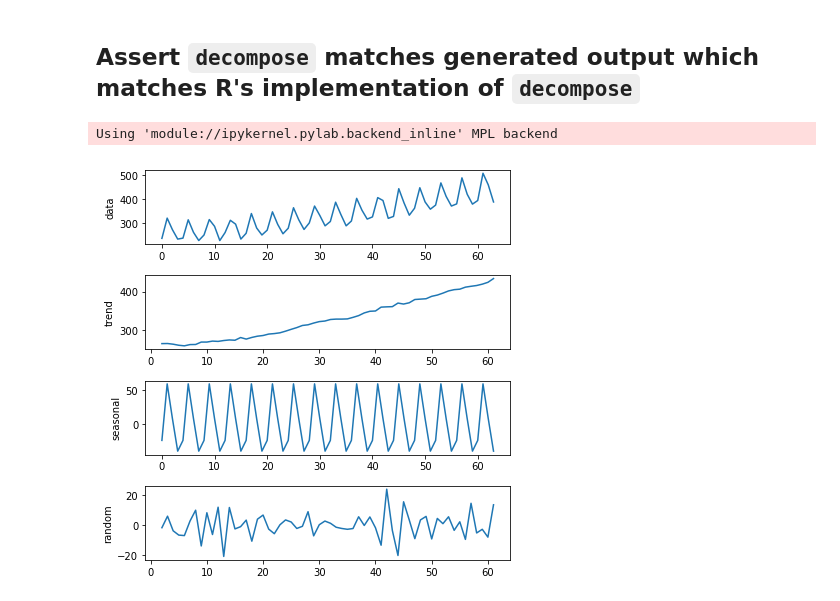
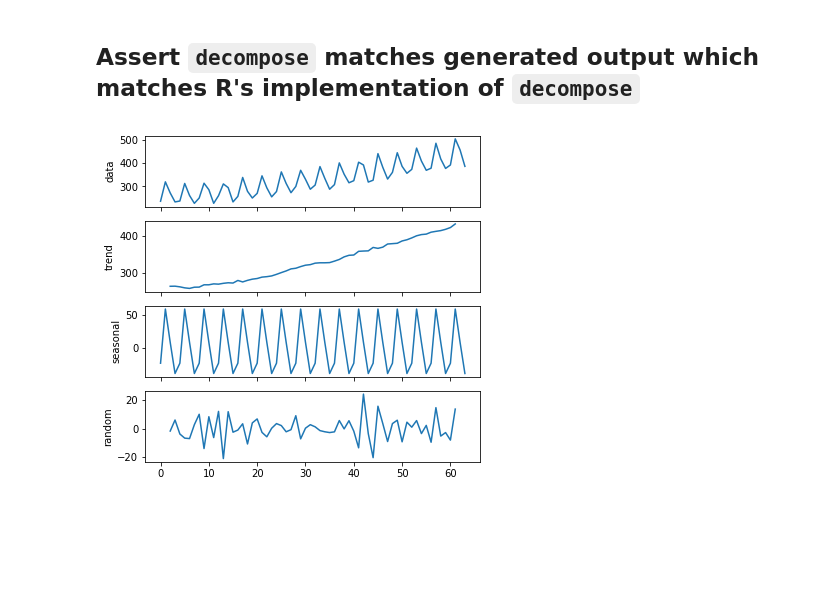
Before and after one commit to alkaline-ml/pmdarima, a Jupyter notebook: examples/seasonal_trend_decomposition_additive.ipynb, the cells around one changed output. Cells and saved outputs as stored; diff of their text form; code cells hidden in the pictures; blank space fills up the shorter version.

Commit message:
Address comment on PR, allow returning the subplot as an object in addition to plotting, sharing x-axis like in R, and improved docs.

```diff
--- a/examples/Seasonal Trend Decomposition - Additive.ipynb
+++ b/examples/seasonal_trend_decomposition_additive.ipynb
@@ -137,8 +137,7 @@ assert_array_almost_equal(decomposed.random, random_beer, decimal=100)
 # %%
 from pmdarima.utils.visualization import decomposed_plot
 
 figure_kwargs = {'figsize': (6, 6)}
-decomposed_plot(decomposed, **figure_kwargs)
+axes = decomposed_plot(decomposed, figure_kwargs=figure_kwargs, show=False)
 # %% [output]
-Using 'module://ipykernel.pylab.backend_inline' MPL backend
-[figure, old version]
+[figure, new version]
```
Also changed, not shown: parts of 1 cell of this notebook, 3 other files.
